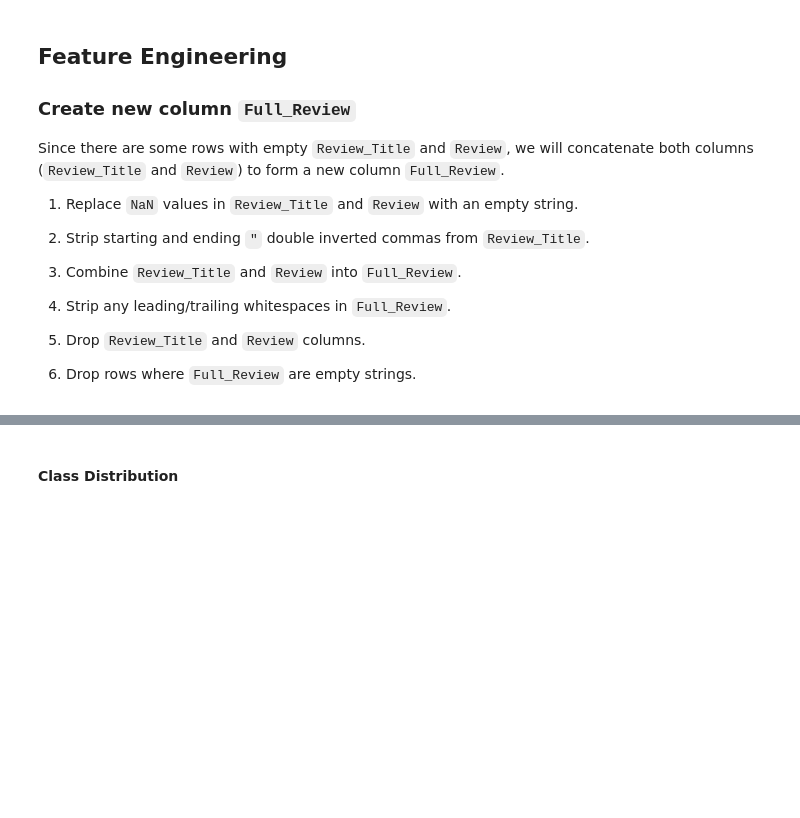
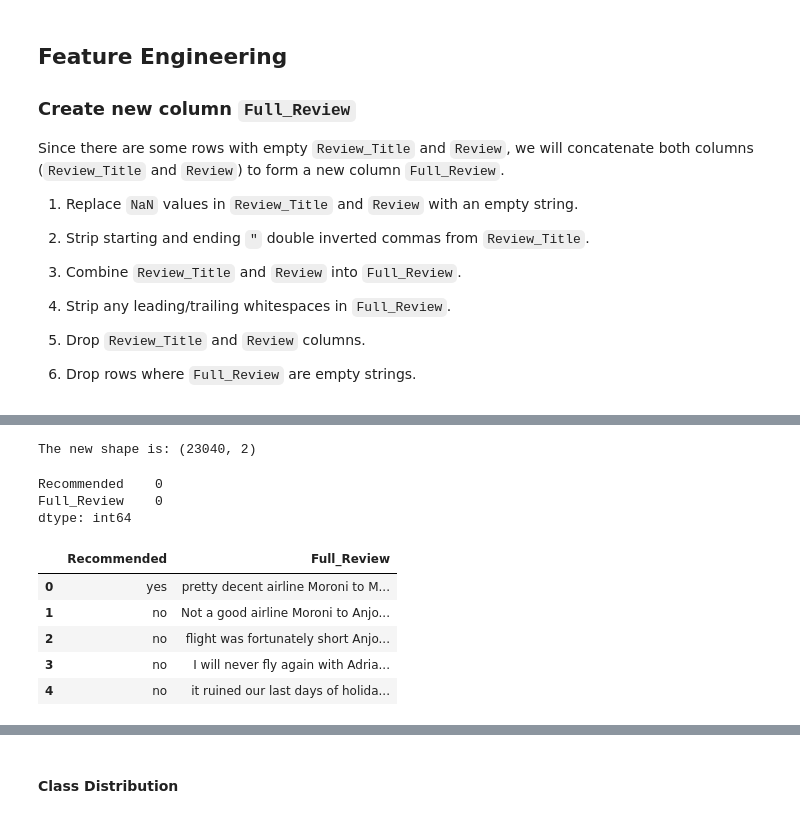
Before and after one commit to hyinki/mla, a Jupyter notebook: project.ipynb, the cells around one changed output, grey strips where cells are left out. Saved outputs shown, nothing was run; the diff lists cells and outputs as text; code cells hidden in the pictures; blank space fills up the shorter version.

```diff
--- a/project.ipynb
+++ b/project.ipynb
@@ -389,0 +349,21 @@ df_cleaned = df_cleaned.drop_duplicates()
+# %%
+# 1) Drop rows where `Full_Review` are empty strings and reset the index
+data = data[data['Full_Review'] != ""].reset_index(drop=True)
+print("The new shape is:",data.shape)
+
+# 2) Check if there are no more null values in `data`
+data.isnull().sum()
+# %% [output]
+The new shape is: (23040, 2)
+Recommended    0
+Full_Review    0
+dtype: int64
+# %%
+data.head()
+# %% [output]
+|  | Recommended | Full_Review |
+| 0 | yes | pretty decent airline Moroni to M... |
+| 1 | no | Not a good airline Moroni to Anjo... |
+| 2 | no | flight was fortunately short Anjo... |
+| 3 | no | I will never fly again with Adria... |
+| 4 | no | it ruined our last days of holida... |
```
Also changed, not shown: parts of 25 cells of this notebook.
